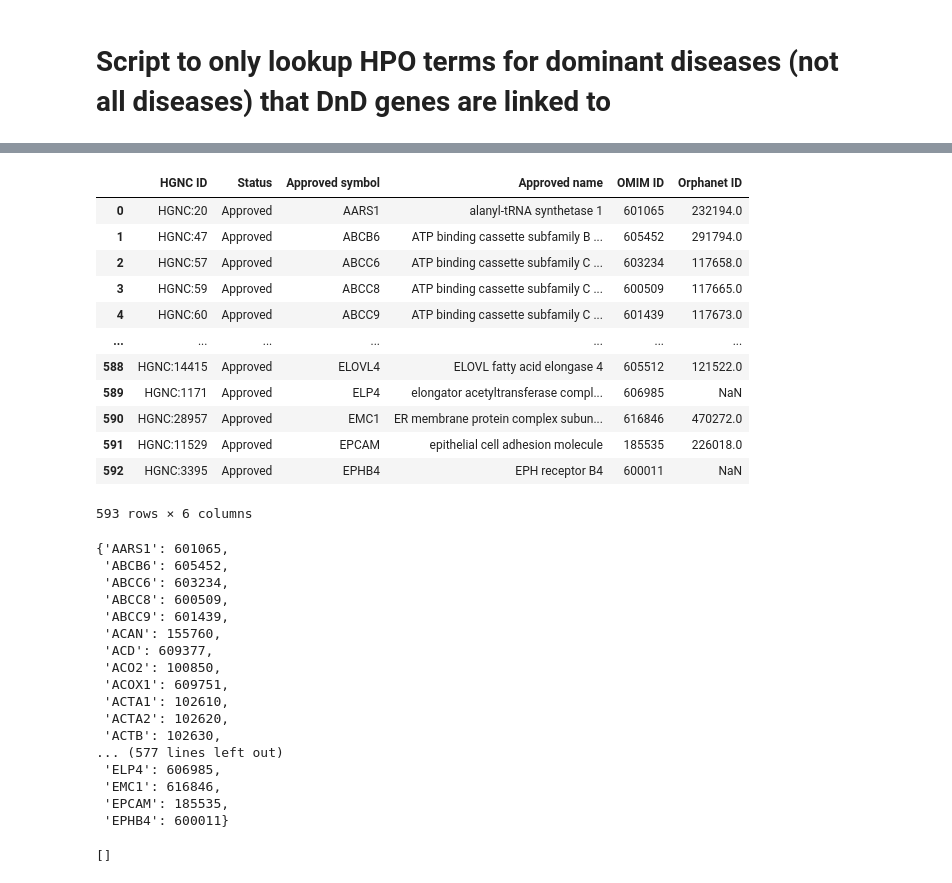
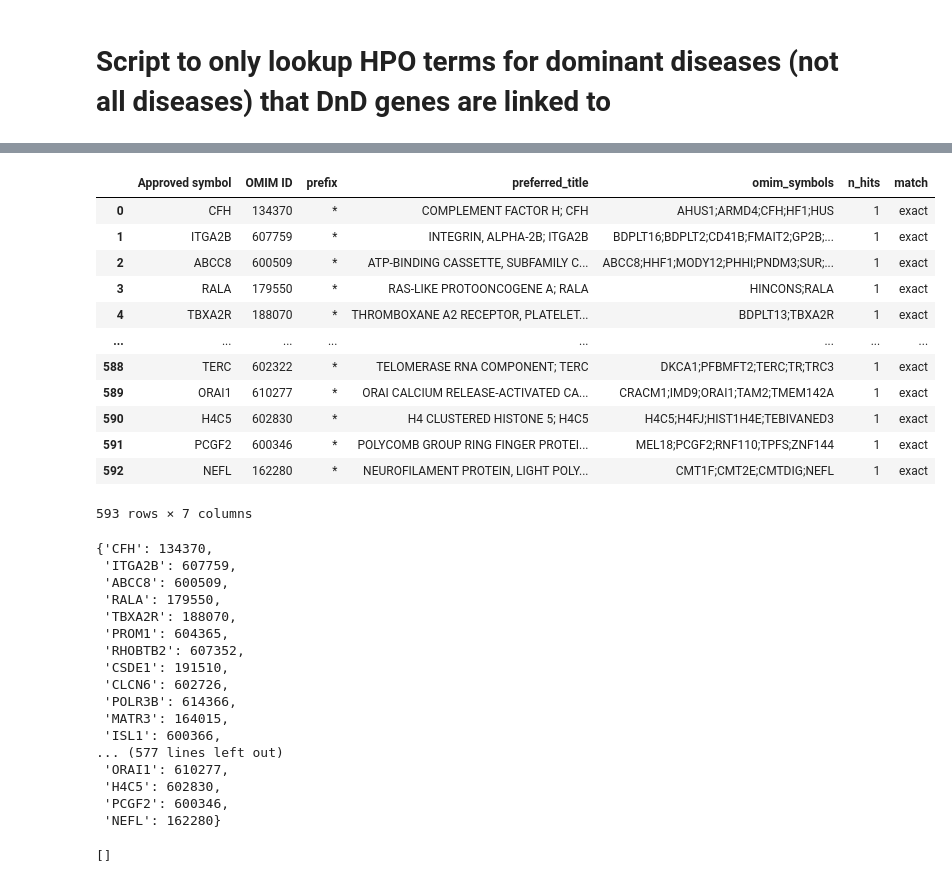
Before and after one commit to gramey02/dnd_project, a Jupyter notebook: scripts/hpo_terms/hpo_dominant_mapping.ipynb, the cells around one changed output, grey strips where cells are left out. Drawn from its saved outputs; the diff is of its cells as text; code cells hidden in the pictures.

Commit message:
updated OMIM gene ID calling and term mapping efficiency

```diff
--- a/scripts/hpo_terms/hpo_dominant_mapping.ipynb
+++ b/scripts/hpo_terms/hpo_dominant_mapping.ipynb
@@ -78,43 +300,43 @@ Save to data/dnd_omim/dnd_omim_mapped.txt
 # %%
-# load OMIM mappings from HGNC biomart (oge = omim gene mappings)
-ogm = pd.read_table('../../data/dnd_omim/dnd_omim_mapped.txt')
+# reload OMIM mappings if needed
+ogm = pd.read_csv('../../data/dnd_omim/dnd_omim_mapped.txt',index_col=0)
 ogm
 # %% [output]
-|  | HGNC ID | Status | Approved symbol | Approved name | OMIM ID | Orphanet ID |
-| 0 | HGNC:20 | Approved | AARS1 | alanyl-tRNA synthetase 1 | 601065 | 232194.0 |
-| 1 | HGNC:47 | Approved | ABCB6 | ATP binding cassette subfamily B ... | 605452 | 291794.0 |
-| 2 | HGNC:57 | Approved | ABCC6 | ATP binding cassette subfamily C ... | 603234 | 117658.0 |
-| 3 | HGNC:59 | Approved | ABCC8 | ATP binding cassette subfamily C ... | 600509 | 117665.0 |
-| 4 | HGNC:60 | Approved | ABCC9 | ATP binding cassette subfamily C ... | 601439 | 117673.0 |
-| ... | ... | ... | ... | ... | ... | ... |
-| 588 | HGNC:14415 | Approved | ELOVL4 | ELOVL fatty acid elongase 4 | 605512 | 121522.0 |
-| 589 | HGNC:1171 | Approved | ELP4 | elongator acetyltransferase compl... | 606985 | NaN |
-| 590 | HGNC:28957 | Approved | EMC1 | ER membrane protein complex subun... | 616846 | 470272.0 |
-| 591 | HGNC:11529 | Approved | EPCAM | epithelial cell adhesion molecule | 185535 | 226018.0 |
-| 592 | HGNC:3395 | Approved | EPHB4 | EPH receptor B4 | 600011 | NaN |
+|  | Approved symbol | OMIM ID | prefix | preferred_title | omim_symbols | n_hits | match |
+| 0 | CFH | 134370 | * | COMPLEMENT FACTOR H; CFH | AHUS1;ARMD4;CFH;HF1;HUS | 1 | exact |
+| 1 | ITGA2B | 607759 | * | INTEGRIN, ALPHA-2B; ITGA2B | BDPLT16;BDPLT2;CD41B;FMAIT2;GP2B;... | 1 | exact |
+| 2 | ABCC8 | 600509 | * | ATP-BINDING CASSETTE, SUBFAMILY C... | ABCC8;HHF1;MODY12;PHHI;PNDM3;SUR;... | 1 | exact |
+| 3 | RALA | 179550 | * | RAS-LIKE PROTOONCOGENE A; RALA | HINCONS;RALA | 1 | exact |
+| 4 | TBXA2R | 188070 | * | THROMBOXANE A2 RECEPTOR, PLATELET... | BDPLT13;TBXA2R | 1 | exact |
+| ... | ... | ... | ... | ... | ... | ... | ... |
+| 588 | TERC | 602322 | * | TELOMERASE RNA COMPONENT; TERC | DKCA1;PFBMFT2;TERC;TR;TRC3 | 1 | exact |
+| 589 | ORAI1 | 610277 | * | ORAI CALCIUM RELEASE-ACTIVATED CA... | CRACM1;IMD9;ORAI1;TAM2;TMEM142A | 1 | exact |
+| 590 | H4C5 | 602830 | * | H4 CLUSTERED HISTONE 5; H4C5 | H4C5;H4FJ;HIST1H4E;TEBIVANED3 | 1 | exact |
+| 591 | PCGF2 | 600346 | * | POLYCOMB GROUP RING FINGER PROTEI... | MEL18;PCGF2;RNF110;TPFS;ZNF144 | 1 | exact |
+| 592 | NEFL | 162280 | * | NEUROFILAMENT PROTEIN, LIGHT POLY... | CMT1F;CMT2E;CMTDIG;NEFL | 1 | exact |
-593 rows × 6 columns
+593 rows × 7 columns
 # %%
 # zip into a dictionary
 gene2omim = dict(zip(ogm['Approved symbol'], ogm['OMIM ID']))
 gene2omim
 # %% [output]
-{'AARS1': 601065,
- 'ABCB6': 605452,
- 'ABCC6': 603234,
+{'CFH': 134370,
+ 'ITGA2B': 607759,
  'ABCC8': 600509,
- 'ABCC9': 601439,
- 'ACAN': 155760,
- 'ACD': 609377,
- 'ACO2': 100850,
- 'ACOX1': 609751,
- 'ACTA1': 102610,
- 'ACTA2': 102620,
- 'ACTB': 102630,
+ 'RALA': 179550,
+ 'TBXA2R': 188070,
+ 'PROM1': 604365,
+ 'RHOBTB2': 607352,
+ 'CSDE1': 191510,
+ 'CLCN6': 602726,
+ 'POLR3B': 614366,
+ 'MATR3': 164015,
+ 'ISL1': 600366,
 ... (577 lines left out)
- 'ELP4': 606985,
- 'EMC1': 616846,
- 'EPCAM': 185535,
- 'EPHB4': 600011}
+ 'ORAI1': 610277,
+ 'H4C5': 602830,
+ 'PCGF2': 600346,
+ 'NEFL': 162280}
 # %%
 # check that no values are strings
 [x for x in list(gene2omim.values()) if isinstance(x,str)]
```
Also changed, not shown: parts of 31 cells of this notebook.
